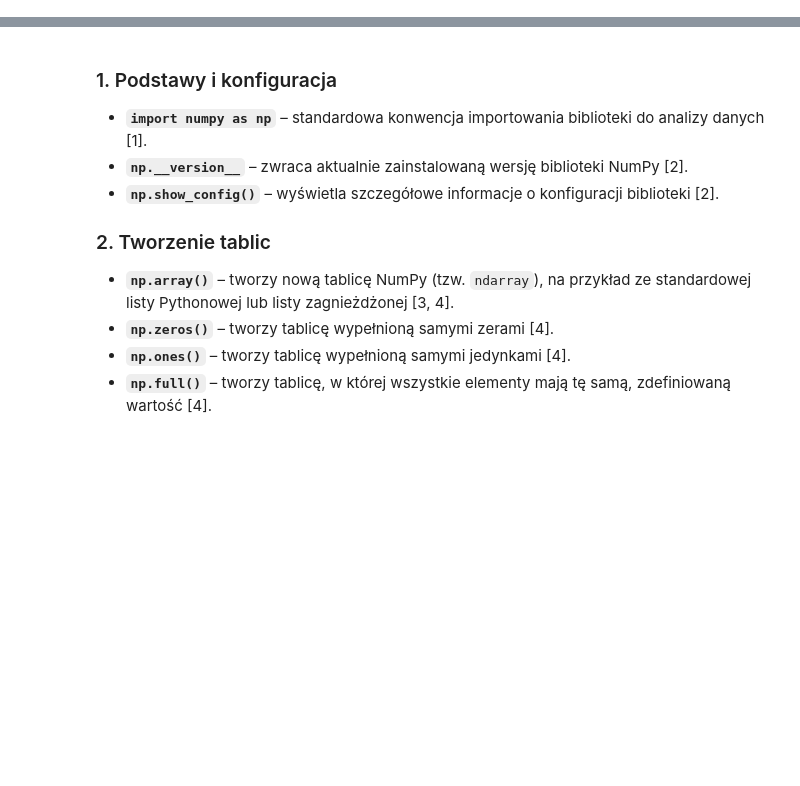
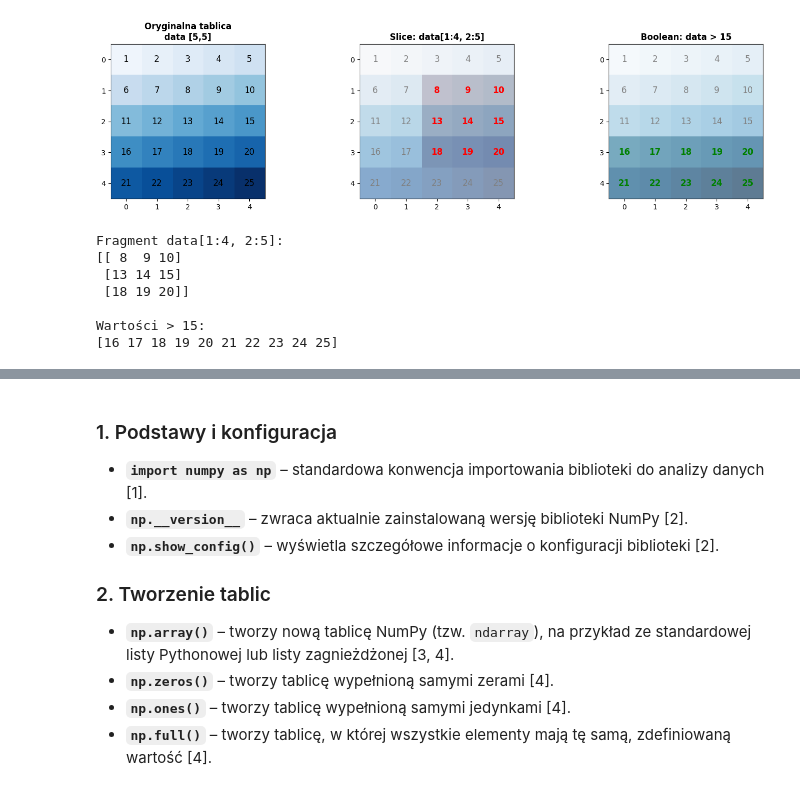
Before and after one commit to EwelinaNiewczas00/end-to-end-data-science, a Jupyter notebook: Prace_Domowe/Ćwiczenia_10.ipynb, the cells around one changed output, grey strips where cells are left out. Saved outputs shown, nothing was run; the diff lists cells and outputs as text; code cells hidden in the pictures; blank space fills up the shorter version.

```diff
--- a/Prace_Domowe/Ćwiczenia_10.ipynb
+++ b/Prace_Domowe/Ćwiczenia_10.ipynb
@@ -92,0 +283,64 @@ zera 2d:
+# %%
+import numpy as np
+import matplotlib.pyplot as plt
+
+data = np.arange(1,26).reshape(5, 5) #rworzy sznur od 1 do 25, reshape ustawia w 5 rzedachpo 5
+fig, axes = plt.subplots(1,3, figsize=(15,4)) #towrze 3 ramki obok siebie, wymiar 15x4, axes[0] to pierwsza ramka z lewej
+
+
+#oryginalna tablica
+im1 = axes[0].imshow(data, cmap="Blues", vmin=0, vmax=25) #imshow pomaluj kazda kratkę, cmap blues, male liczby prawie białe im wiekze wym bardzej niebieskie vmin to prawie biel vmax to ciemny niebieski
+axes[0].set_title("Oryginalna tablica\ndata [5,5]", fontweight="bold") #nazwa wykresu
+for i in range(5):
+    for j in range(5):
+        axes[0].text(j,i, data[i,j], ha="center", va="center", fontsize=12) #podpisujemy kratki numerem
+axes[0].set_xticks(range(5))
+axes[0].set_yticks(range(5));
+#To są te małe cyferki 0, 1, 2, 3, 4 na brzegach wykresu (osie X i Y).Bez tego nie wiedziałabyś, czy patrzysz na kolumnę nr 2 czy nr 3.
+
+# Fragment: data[1:4, 2:5]
+highlighted = np.zeros((5, 5)) #tworz pusta biała kratkę
+highlighted[1:4, 2:5] = 1
+im2 = axes[1].imshow(highlighted, cmap='Reds', alpha=0.3, vmin=0, vmax=1) #malujesz na czerono
+#kolorujesz wiersze od 1 do 4 czyli 1,2,3 (bez czwórki) kolumny od 2 do 5(bez piatki)
+axes[1].imshow(data, cmap='Blues', alpha=0.5, vmin=0, vmax=25)
+axes[1].set_title('Slice: data[1:4, 2:5]', fontweight='bold') #nazwa wykresu
+
+for i in range(5):
+    for j in range(5):
+        color = 'red' if (1 <= i < 4 and 2 <= j < 5) else 'gray'
+        weight = 'bold' if (1 <= i < 4 and 2 <= j < 5) else 'normal'
+        axes[1].text(j, i, data[i, j], ha='center', va='center',fontsize=12, color=color, fontweight=weight)
+
+axes[1].set_xticks(range(5)) #popisuje x liczbami
+axes[1].set_yticks(range(5)) #podpisuje y liczbami
+
+
+# Warunek: data > 15
+mask = data > 15
+im3 = axes[2].imshow(mask, cmap='Greens', alpha=0.3, vmin=0, vmax=1)
+axes[2].imshow(data, cmap='Blues', alpha=0.5, vmin=0, vmax=25)
+axes[2].set_title('Boolean: data > 15', fontweight='bold')
+for i in range(5):
+    for j in range(5):
+        color = 'green' if data[i, j] > 15 else 'gray'
+        weight = 'bold' if data[i, j] > 15 else 'normal'
+        axes[2].text(j, i, data[i, j], ha='center', va='center',fontsize=12, color=color, fontweight=weight)
+axes[2].set_xticks(range(5))
+axes[2].set_yticks(range(5))
+
+plt.tight_layout()
+plt.show()
+print("Fragment data[1:4, 2:5]:")
+print(data[1:4, 2:5])
+print("\nWartości > 15:")
+print(data[data > 15])
+# %% [output]
+[figure, added]
+Fragment data[1:4, 2:5]:
+[[ 8  9 10]
+ [13 14 15]
+ [18 19 20]]
+
+Wartości > 15:
+[16 17 18 19 20 21 22 23 24 25]
```
Also changed, not shown: parts of 24 cells of this notebook, 1 other file.
